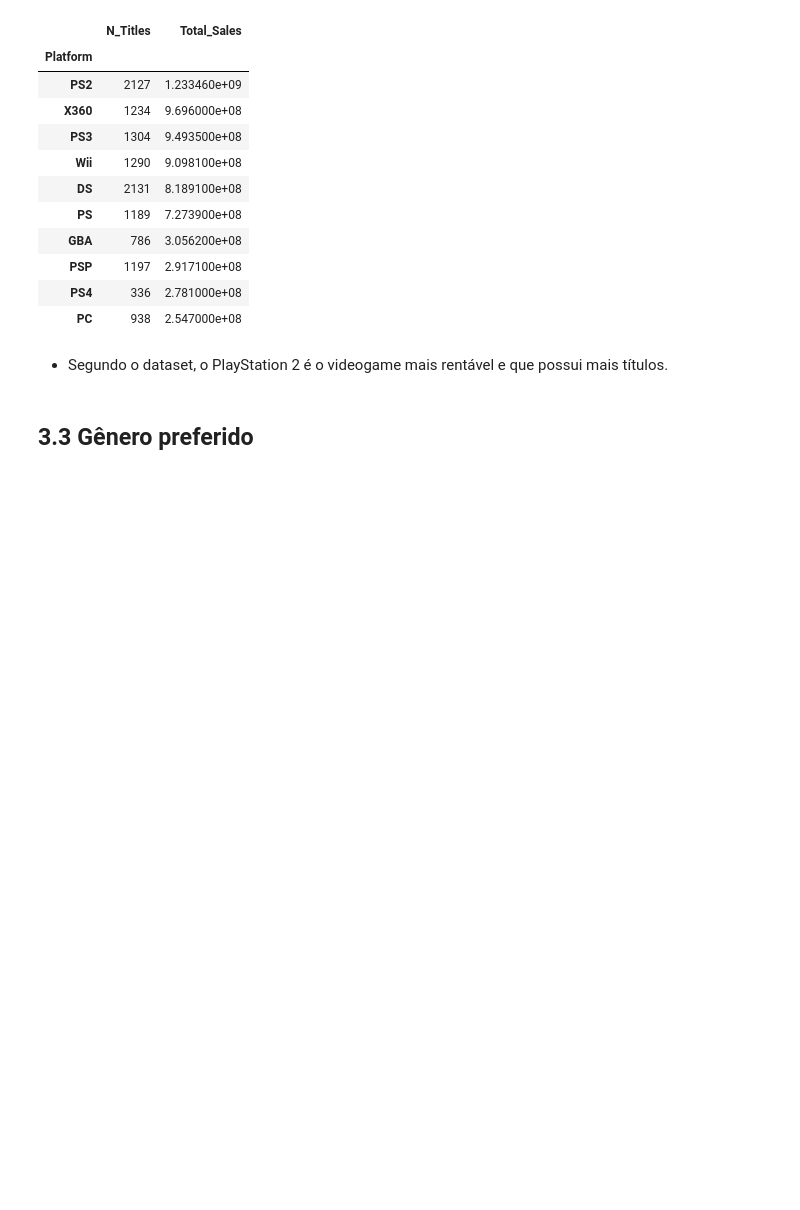
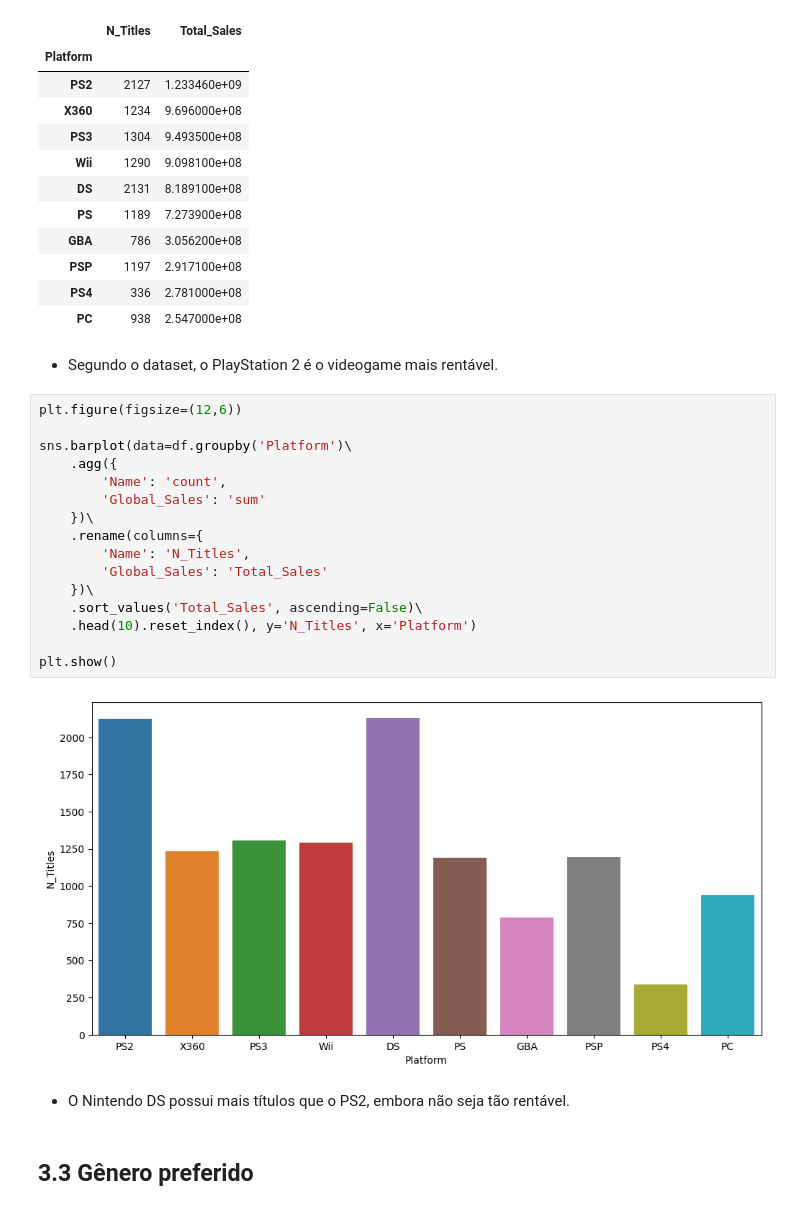
Before and after one commit to abakashi/dinamica_dex04_day05, a Jupyter notebook: vgsales/analisys.ipynb, the cells around one changed output. Drawn from its saved outputs; the diff is of its cells as text; blank space fills up the shorter version.

```diff
--- a/vgsales/analisys.ipynb
+++ b/vgsales/analisys.ipynb
@@ -266,7 +266,27 @@ df.groupby('Platform')\
 | PS4 | 336 | 2.781000e+08 |
 | PC | 938 | 2.547000e+08 |
 # %% [markdown]
-- Segundo o dataset, o PlayStation 2 é o videogame mais rentável e que possui mais títulos.
+- Segundo o dataset, o PlayStation 2 é o videogame mais rentável.
+# %%
+plt.figure(figsize=(12,6))
+
+sns.barplot(data=df.groupby('Platform')\
+    .agg({
+        'Name': 'count',
+        'Global_Sales': 'sum'
+    })\
+    .rename(columns={
+        'Name': 'N_Titles',
+        'Global_Sales': 'Total_Sales'
+    })\
+    .sort_values('Total_Sales', ascending=False)\
+    .head(10).reset_index(), y='N_Titles', x='Platform')
+
+plt.show()
+# %% [output]
+[figure, added]
+# %% [markdown]
+- O Nintendo DS possui mais títulos que o PS2, embora não seja tão rentável.
 # %% [markdown]
 ## 3.3 Gênero preferido
 # %%
```
